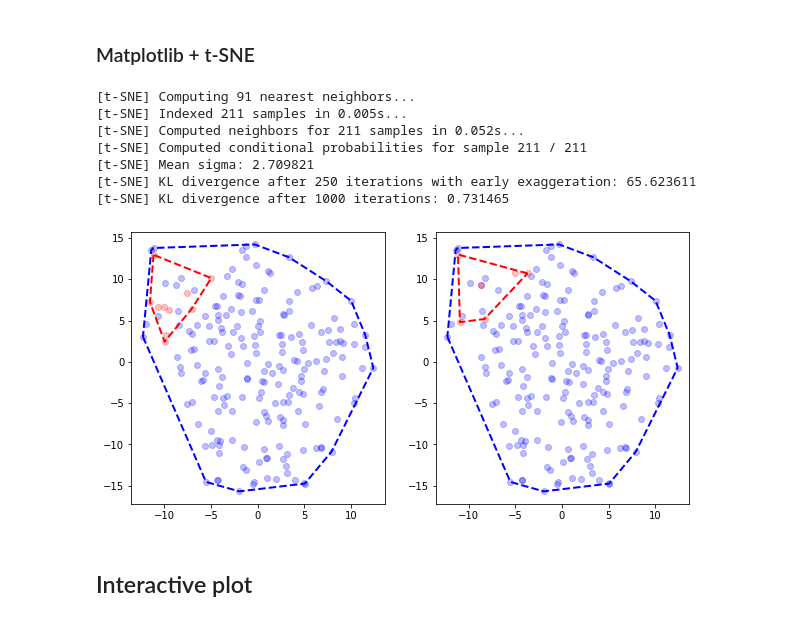
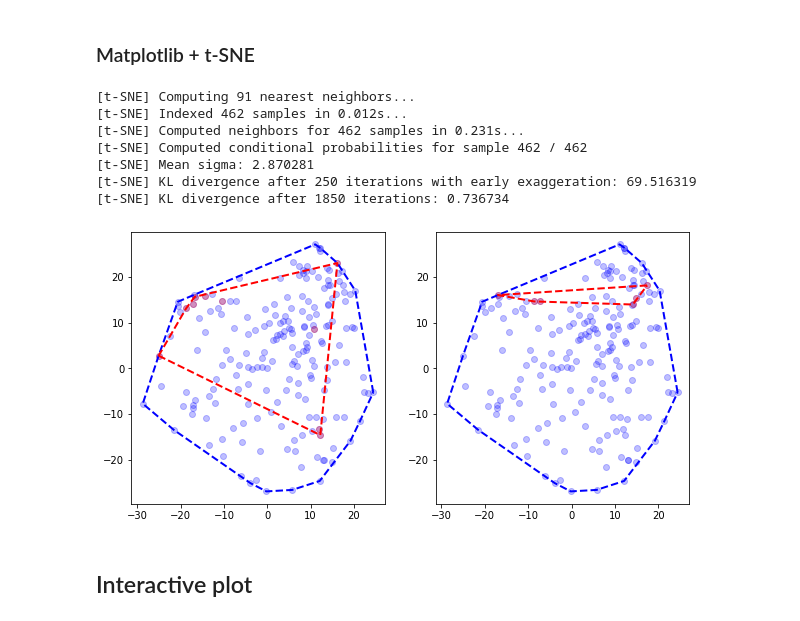
Before and after one commit to korunosk/geometry-of-text-summarization, a Jupyter notebook: main.ipynb, the cells around one changed output. Saved outputs shown, nothing was run; the diff lists cells and outputs as text; code cells hidden in the pictures.

```diff
--- a/main.ipynb
+++ b/main.ipynb
@@ -86,6 +141,9 @@ INVALID_TOKENS = set(stopwords.words('english') + list(string.punctuation))
 3. Calculate score for summaries
 4. Compute correlation with human judgements
 5. Export TensorBoard projector
+# %%
+DATASET = DATASETS[0]
+TOPIC = 'D0841'
 # %% [markdown]
 ## Get embeddings
 # %%
@@ -93,5 +150,5 @@ INVALID_TOKENS = set(stopwords.words('english') + list(string.punctuation))
 # bc = BertClient(output_fmt='list') # The tokenizer might be different from the Huggingface's one
 # %%
-# with open(os.path.join(DATA_DIR, DATASETS[0] + '.json')) as fp:
-#     tac = json.load(fp)
-# tac.keys()
+with open(os.path.join(DATA_DIR, DATASET + '.json')) as fp:
+    tac = json.load(fp)
+tac.keys()
@@ -122,7 +181,7 @@ INVALID_TOKENS = set(stopwords.words('english') + list(string.punctuation))
 # %% [markdown]
 ## Load embeddings
 # %%
-with open(os.path.join(DATA_DIR, DATASETS[0] + '_encoded.json')) as fp:
+with open(os.path.join(DATA_DIR, DATASET + '_encoded.json')) as fp:
     tac = json.load(fp)
 tac.keys()
 # %% [output]
@@ -160,5 +259,13 @@ pyr_scores = list(map(itemgetter('pyr_score'), annotations))
 # %% [markdown]
 ## Plot
+# %%
+topic = tac[TOPIC]
+
+document_embs = list(chain(*topic['documents']))
+annotations = topic['annotations']
+
+summary_embs = list(map(itemgetter('embedding'), annotations))
+pyr_scores = list(map(itemgetter('pyr_score'), annotations))
 # %%
 def plt_hull(ax, pts, c):
     hull = ConvexHull(pts)
@@ -226,25 +313,24 @@ plot(ax2, document_pts, pca.transform(summary_embs[m[1]]), add_hull=True)
 # %% [markdown]
 ### Matplotlib + t-SNE
 # %%
-tsne = TSNE(n_iter=1000, perplexity=30, verbose=1)
-pts = tsne.fit_transform(document_embs + summary_embs[m[0]] + summary_embs[m[1]])
+document_pts, summary_pts = project_tsne(document_embs, summary_embs_np[m])
 
 fig = plt.figure(figsize=(10,5))
 
 ax1 = fig.add_subplot(1,2,1)
-plot(ax1, pts[:n[0]], pts[n[0]:n[1]], add_hull=True)
+plot(ax1, document_pts, summary_pts[0], add_hull=True)
 
 ax2 = fig.add_subplot(1,2,2)
-plot(ax2, pts[:n[0]], pts[n[1]:], add_hull=True)
+plot(ax2, document_pts, summary_pts[1], add_hull=True)
 # %% [output]
 [t-SNE] Computing 91 nearest neighbors...
-[t-SNE] Indexed 211 samples in 0.005s...
-[t-SNE] Computed neighbors for 211 samples in 0.052s...
-[t-SNE] Computed conditional probabilities for sample 211 / 211
-[t-SNE] Mean sigma: 2.709821
-[t-SNE] KL divergence after 250 iterations with early exaggeration: 65.623611
-[t-SNE] KL divergence after 1000 iterations: 0.731465
+[t-SNE] Indexed 462 samples in 0.012s...
+[t-SNE] Computed neighbors for 462 samples in 0.231s...
+[t-SNE] Computed conditional probabilities for sample 462 / 462
+[t-SNE] Mean sigma: 2.870281
+[t-SNE] KL divergence after 250 iterations with early exaggeration: 69.516319
+[t-SNE] KL divergence after 1850 iterations: 0.736734
-[figure, old version]
+[figure, new version]
 # %% [markdown]
 ## Interactive plot
 # %% [markdown]
```
Also changed, not shown: parts of 26 cells of this notebook.
